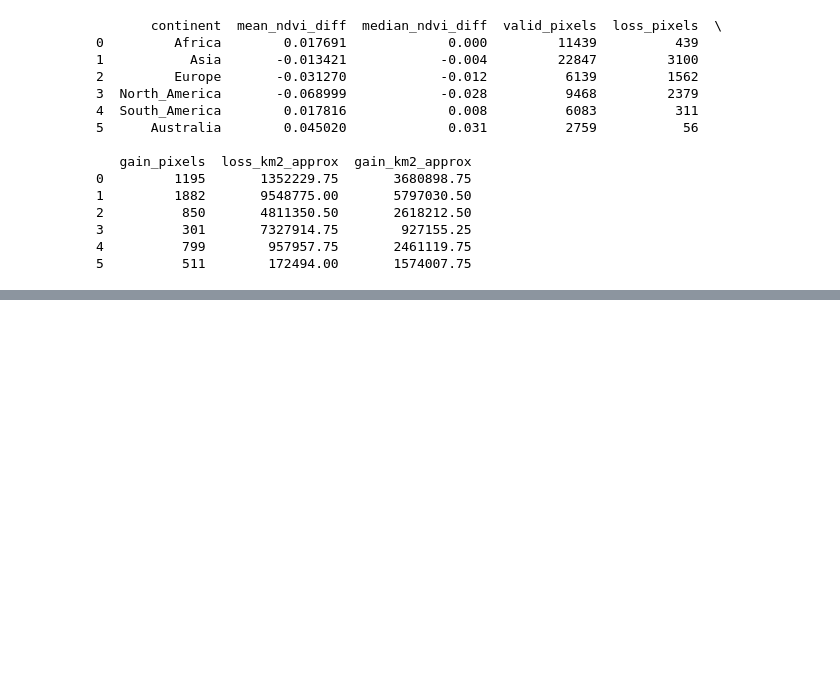
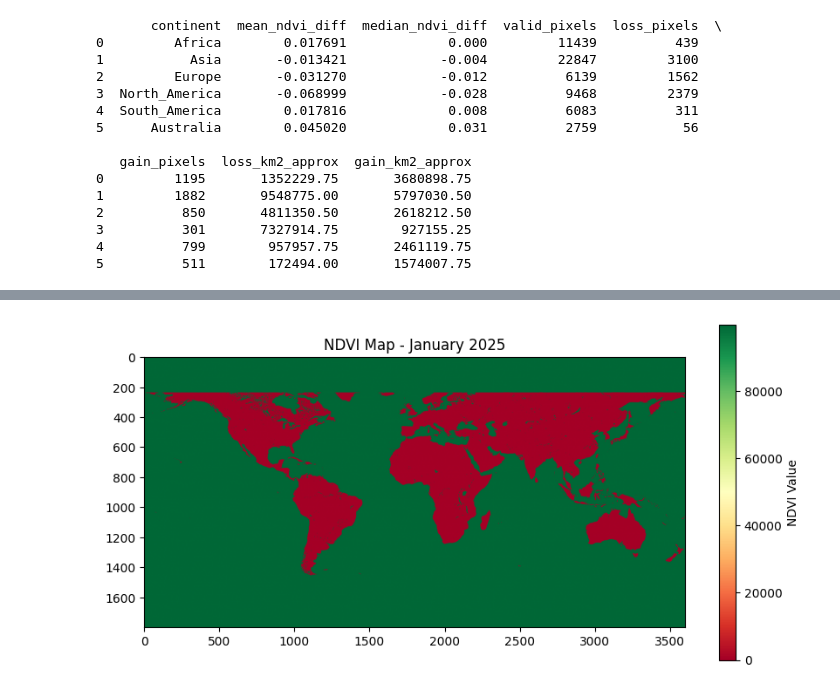
Before and after one commit to dhruv114523/sat-image-processing, a Jupyter notebook: main.ipynb, the cells around one changed output, grey strips where cells are left out. Saved outputs shown, nothing was run; the diff lists cells and outputs as text; code cells hidden in the pictures; blank space fills up the shorter version.

```diff
--- a/main.ipynb
+++ b/main.ipynb
@@ -426,0 +403,11 @@ np.float64(-0.10000000149011612)
+# %%
+
+with rasterio.open(r"C:\Users\Dhruv\Downloads\MOD_NDVI_M_2005-12-01_rgb_3600x1800.FLOAT.TIFF") as file:
+    data = file.read(1)
+plt.figure(figsize=(10, 5))
+plt.imshow(data, cmap='RdYlGn')
+plt.title("NDVI Map - January 2025")
+plt.colorbar(label="NDVI Value")
+plt.show()
+# %% [output]
+[figure, added]
```
Also changed, not shown: parts of 7 cells of this notebook.
